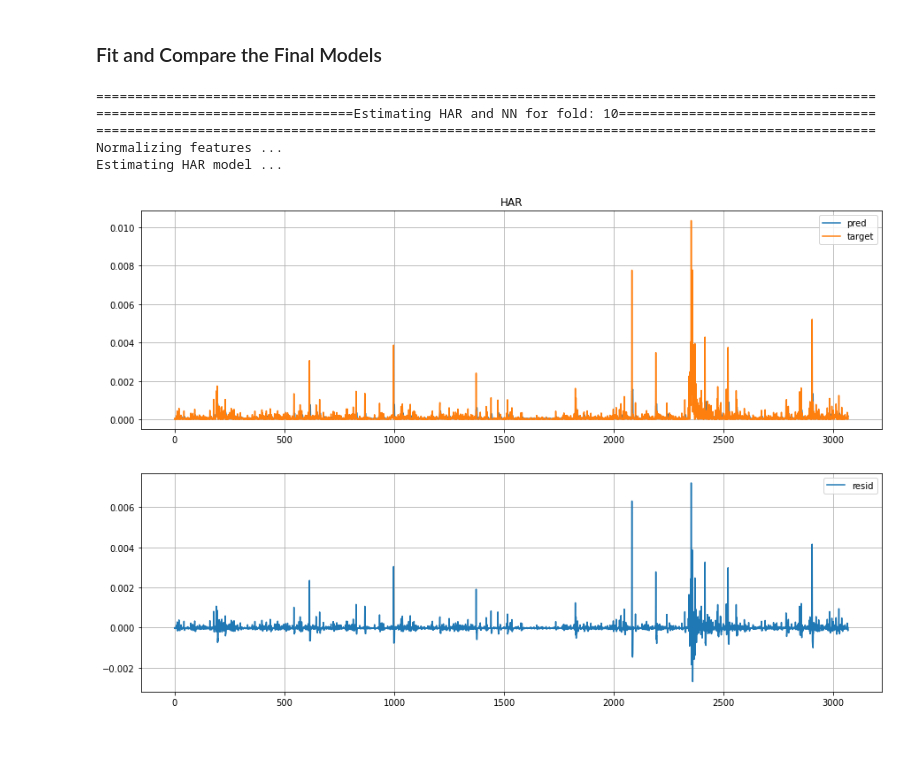
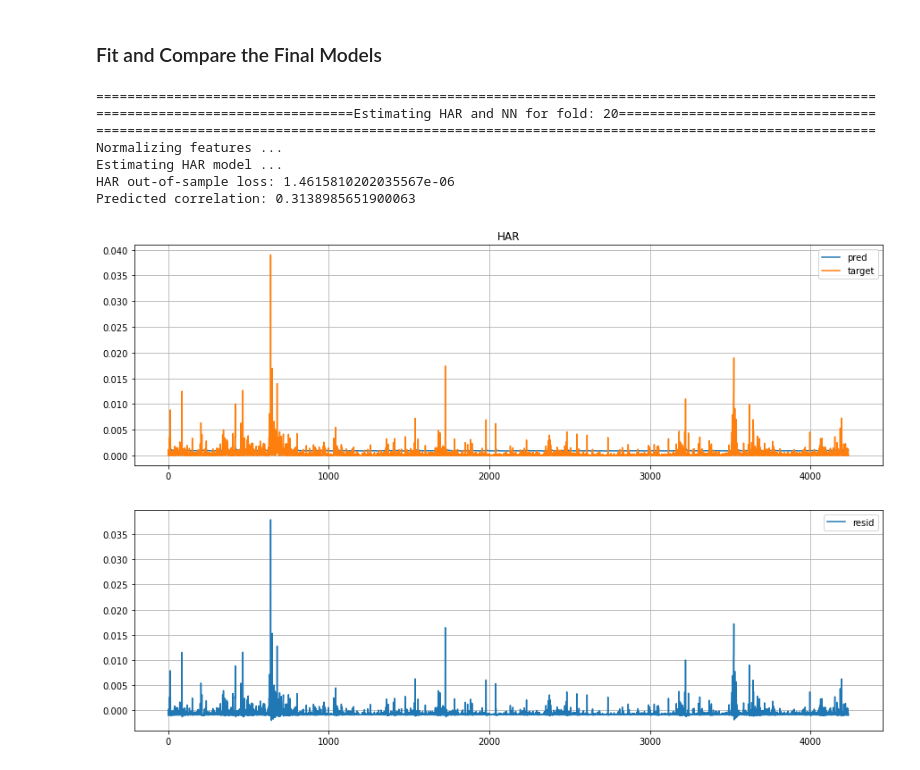
Before and after one commit to CodingNoob234/casestudy-neural-networks, a Jupyter notebook: main.ipynb, the cells around one changed output. Saved outputs shown, nothing was run; the diff lists cells and outputs as text; code cells hidden in the pictures; blank space fills up the shorter version.

Commit message:
removed small mistakes from code and added params to functions to make all more flexible

```diff
--- a/main.ipynb
+++ b/main.ipynb
@@ -139,14 +131,19 @@ class RegularNN(nn.Module):
         torch.manual_seed(3407)
         super().__init__()
 
-        self.fc1 = nn.Linear(input_size, hidden_nodes, bias = True)
-        self.fc2 = nn.Linear(hidden_nodes, output_size, bias = True)
+        # self.fc1 = nn.Linear(input_size, hidden_nodes, bias = True)
+        # self.fc2 = nn.Linear(hidden_nodes, output_size, bias = True)
+
+        self.fc3 = nn.Linear(input_size, output_size, bias = True)
 
     def forward(self, x: torch.Tensor):
         """ feed forward a given input through 2 layers """
         x = torch.flatten(x,1)
-        x = F.sigmoid(self.fc1(x))
-        x = self.fc2(x)
+
+        # x = F.relu(self.fc1(x))
+        # x = self.fc2(x)
+
+        x = self.fc3(x)
         return x
 # %% [markdown]
 ### Compare Neural Network VS HAR
@@ -312,35 +251,51 @@ Average NN MSE Loss: 2.5883527314363164e-05
 ### Fit and Compare the Final Models
 # %%
 plot = True
+normalize_features = False
 
-# these params are taken from the extensive cross validations performed above
-epochs = 4
-hidden_nodes = 5
-lr = 0.01
+# if the params are not set through cross validations above
+if not (epochs and hidden_nodes and lr):
+    print("No params from cross validation, using own params instead")
+    epochs = 10
+    hidden_nodes = 5
+    lr = .01
+
 
 note = f"Estimating HAR and NN for fold: {i}"
 print_nicely(note, 100)
 
 # the available features
-features_har, features, targets
-features_har_validation, features_validation ,targets_validation
+features_har, features, targets # to train on
+features_har_validation, features_validation ,targets_validation # to validate on
 
 # fit normalizer on train features and normalize data
 print("Normalizing features ...")
-scaler = StandardScaler()
-features_train = scaler.fit_transform(features_train)
-features_test = scaler.transform(features_test)
+
+if normalize_features:
+    scaler = StandardScaler()
+    features_transformed = scaler.fit_transform(features)
+    features_validation_transformed = scaler.transform(features_validation)
+    features_har_transformed = scaler.fit_transform(features_har)
+    features_har_validation_transformed = scaler.transform(features_har_validation)
+else:
+    features_transformed = features
+    features_validation_transformed = features_validation
+    features_har_transformed = features_har
+    features_har_validation_transformed = features_har_validation
 
 #=========================================================================================
 #===================================ESTIMATE HAR==========================================
 #=========================================================================================
 print("Estimating HAR model ...")
-mod = OLS(targets, features_har, hasconst = True)
-mod = mod.fit()
-output = mod.predict(features_har_validation)
+HAR = OLS(targets, features_har_transformed, hasconst = True)
+HAR = HAR.fit()
+output = HAR.predict(features_har_validation_transformed)
 
 loss = np.var(targets_validation - output)
 score_har = loss
+
+print(f"HAR out-of-sample loss: {loss}")
+print(f"Predicted correlation: {np.corrcoef(output, targets_validation.reshape(-1,))[0,1]}")
 
 if plot:
     # plot prediction versus true daily volatility
@@ -355,15 +310,13 @@ if plot:
         ax.grid()
     plt.show()
 
-print(f"HAR out-of-sample loss: {loss}")
-
 #=========================================================================================
 #====================================ESTIMATE NN==========================================
 #=========================================================================================
 
 # all features and targets to float tensor
-features_train_tensor = torch.tensor(features, dtype=torch.float32)
-features_test_tensor = torch.tensor(features_validation, dtype=torch.float32)
+features_train_tensor = torch.tensor(features_transformed, dtype=torch.float32)
+features_test_tensor = torch.tensor(features_validation_transformed, dtype=torch.float32)
 targets_train_tensor = torch.tensor(targets, dtype=torch.float32)
 targets_test_tensor = torch.tensor(targets_validation, dtype=torch.float32)
 
@@ -373,45 +326,46 @@ trainloader, testloader = data_to_loaders(features_train_tensor, features_test_t
 print("Estimating NN model ...")
 model = RegularNN(features.shape[1], hidden_nodes, targets.shape[1])
 criterion = nn.MSELoss()
-optimizer = optim.Adam(model.parameters(), lr = lr)
-epochs = epochs
 
-model_estimator(
+loss = model_estimator(
     model,
-    optimizer,
-    criterion,
+    optimizer = optim.Adam(model.parameters(), lr = lr),
+    criterion = criterion,
     epochs=epochs,
     trainloader=trainloader,
     testloader=testloader,
     earlystopper=None)
 
 # perform out of sample prediction
 output = model(features_test_tensor)
 loss = criterion(output, targets_test_tensor)
 score_nn = loss.item()
 
 print(f"NN out-of-sample loss: {loss}")
+print(f"Predicted correlation: {np.corrcoef(targets_test_tensor.detach().numpy()[:,0], output.detach().numpy()[:,0])[0,1]}")
 
 if plot:
     # plot prediction versus true daily volatility
     fig, axs = plt.subplots(2,1, figsize = (15,10))
     axs[0].set_title("Neural Network")
     axs[0].plot(output.detach().numpy(), label = "pred")
     axs[0].plot(targets_test_tensor.detach().numpy(), label = "target")
     axs[1].plot(targets_test_tensor.detach().numpy() - output.detach().numpy(), label = "resid")
 
     for ax in axs:
         ax.legend()
         ax.grid()
     plt.show()
 
 #=========================================================================================
 #=========================================================================================
 #=========================================================================================
 # %% [output]
 ====================================================================================================
-=================================Estimating HAR and NN for fold: 10=================================
+=================================Estimating HAR and NN for fold: 20=================================
 ====================================================================================================
 Normalizing features ...
 Estimating HAR model ...
+HAR out-of-sample loss: 1.4615810202035567e-06
+Predicted correlation: 0.3138985651900063
-[figure, old version]
+[figure, new version]
```
Also changed, not shown: parts of 5 cells of this notebook, 1 other file.
